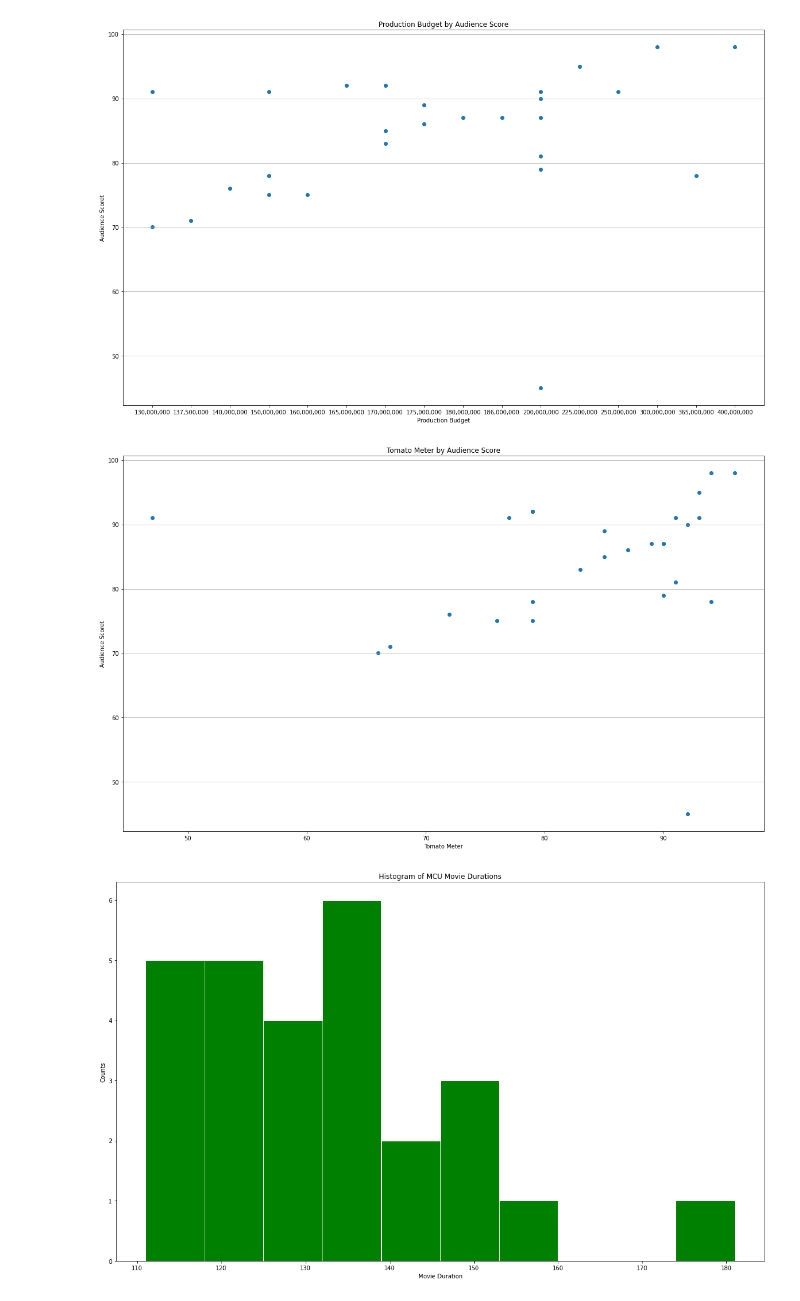
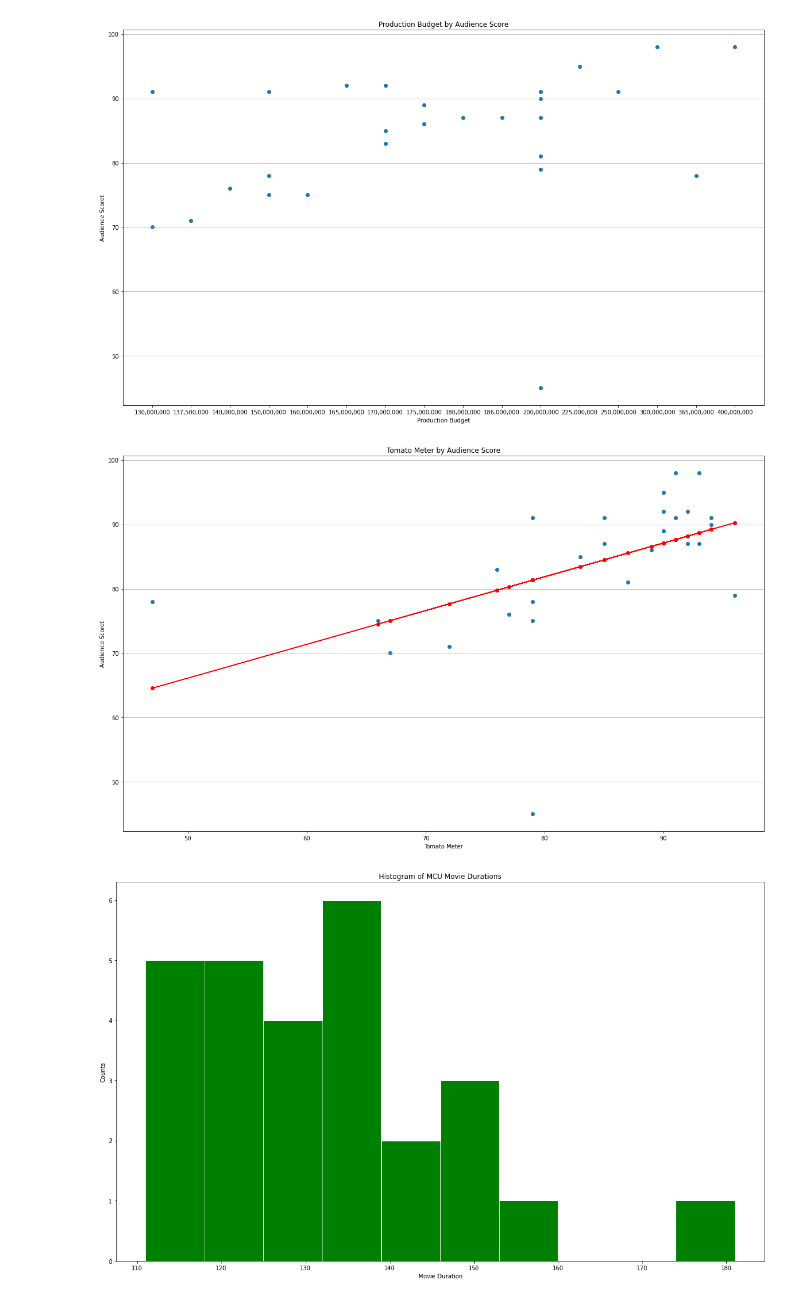
Before and after one commit to teeloren/mcu_data, a Jupyter notebook: mcu.ipynb, the cells around one changed output. Saved outputs shown, nothing was run; the diff lists cells and outputs as text; code cells hidden in the pictures.

Commit message:
trendlines

```diff
--- a/mcu.ipynb
+++ b/mcu.ipynb
@@ -67,15 +67,23 @@ plt.show()
 # %% [output]
 [figure]
 # %%
+x = data['tomato_meter']
+y = data['audience_score']
+
+#calculate equation for trendline
+z = np.polyfit(x, y, 1)
+p = np.poly1d(z)
+
 plt.figure(figsize=(20,12))
-plt.scatter(sorted(data['tomato_meter']),(data['audience_score']))
+plt.scatter(x,y)
 plt.xlabel('Tomato Meter')
 plt.ylabel('Audience Scoret')
 plt.grid(axis='y')
 plt.title('Tomato Meter by Audience Score')
+plt.plot(x, p(x), "r-o")
 plt.show()
 # %% [output]
-[figure, old version]
+[figure, new version]
 # %%
 plt.figure(figsize=(20,12))
 plt.hist(data['movie_duration'], color='g', edgecolor='w')
```
Also changed, not shown: parts of 5 cells of this notebook.
